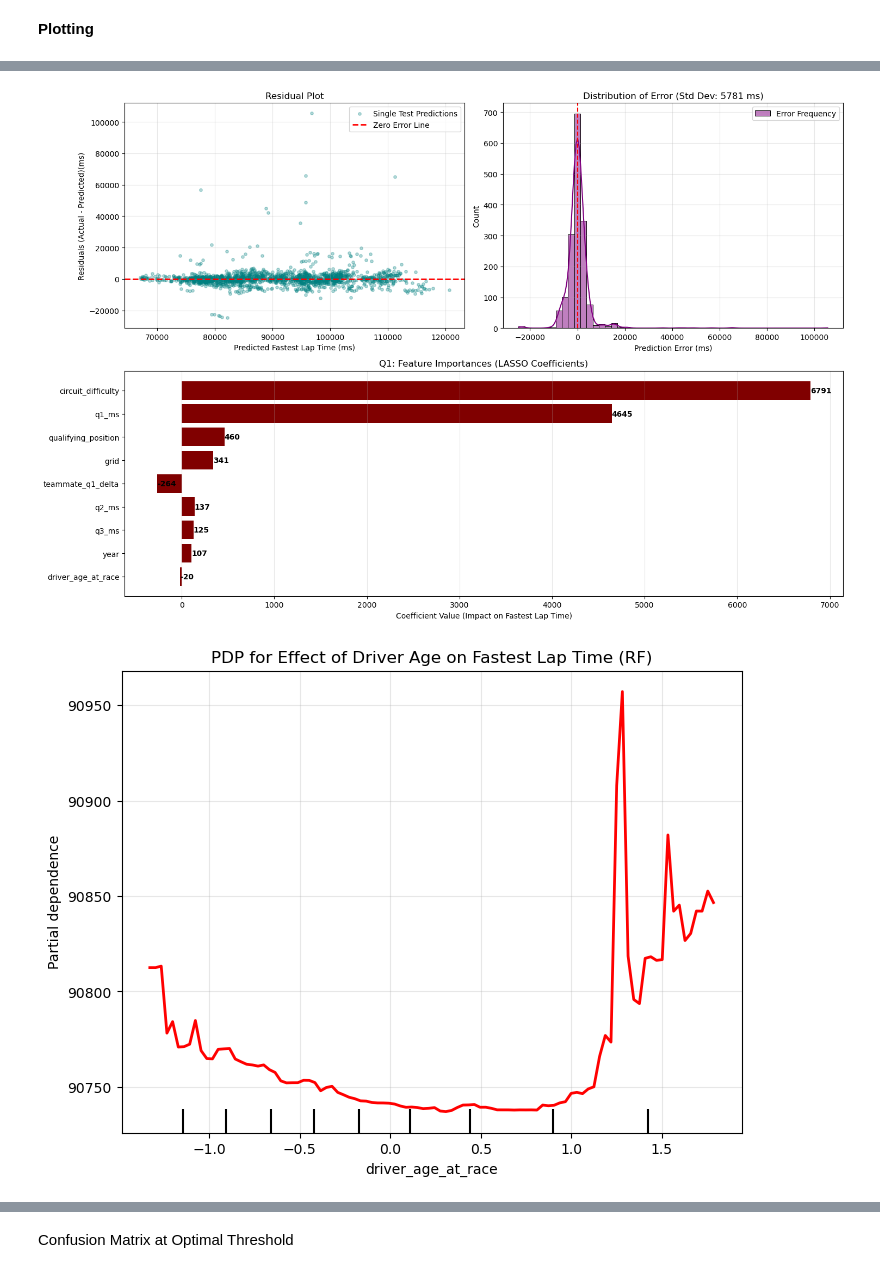
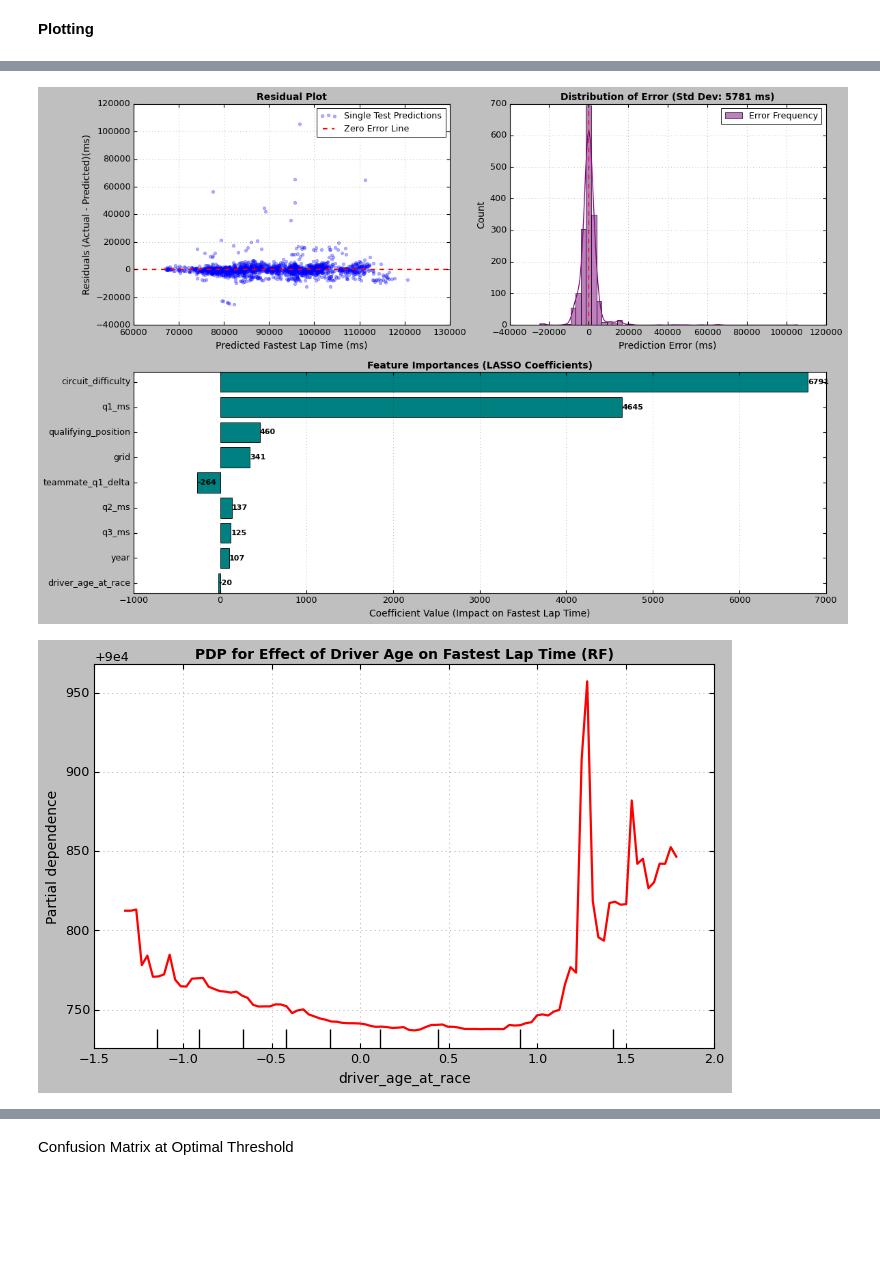
Before and after one commit to shehzanwar/DMSL7406, a Jupyter notebook: Project/f1_proj.ipynb, the cells around one changed output, grey strips where cells are left out. Cells and saved outputs as stored; diff of their text form; code cells hidden in the pictures; blank space fills up the shorter version.

```diff
--- a/Project/f1_proj.ipynb
+++ b/Project/f1_proj.ipynb
@@ -13,6 +13,7 @@ import matplotlib.pyplot as plt
 import glob
 import os
 from scipy import stats
+from scipy.stats import wilcoxon
 from sklearn.model_selection import train_test_split, KFold, cross_val_score, GridSearchCV
 from sklearn.impute import SimpleImputer
 from sklearn.preprocessing import StandardScaler
@@ -26,6 +27,9 @@ from sklearn.inspection import PartialDependenceDisplay
 from sklearn.utils import resample
 from sklearn.discriminant_analysis import LinearDiscriminantAnalysis
 
+plt.style.use("classic")
+sns.set_context("paper", font_scale=1.3)
+
 filepath = glob.glob('f1datasets/*.csv') # 14 datasets
 f1_dfs = {}
 for file in filepath:
@@ -491,11 +596,11 @@ plt.figure(figsize=(15, 10))
 # Setting up subplots
 # Residual Plot
 plt.subplot(2, 2, 1)
-plt.scatter(y1_pred, residuals, alpha=0.3, color='teal', s=15, label='Single Test Predictions')
+plt.scatter(y1_pred, residuals, alpha=0.3, color='blue', s=15, label='Single Test Predictions')
 plt.axhline(y=0, color='red', linestyle='--', linewidth=2, label='Zero Error Line')
 plt.xlabel('Predicted Fastest Lap Time (ms)')
 plt.ylabel('Residuals (Actual - Predicted)(ms)')
-plt.title('Residual Plot')
+plt.title('Residual Plot', fontweight='bold')
 plt.legend()
 plt.grid(True, alpha=0.3)
 
@@ -503,7 +608,7 @@ plt.grid(True, alpha=0.3)
 plt.subplot(2, 2, 2)
 sns.histplot(residuals, kde=True, color='purple', bins=50, label='Error Frequency')
 plt.xlabel('Prediction Error (ms)')
-plt.title(f'Distribution of Error (Std Dev: {np.std(residuals):.0f} ms)')
+plt.title(f'Distribution of Error (Std Dev: {np.std(residuals):.0f} ms)', fontweight='bold')
 plt.axvline(x=0, color='red', linestyle='--')
 plt.legend()
 plt.grid(True, alpha=0.3)
@@ -511,7 +616,7 @@ plt.grid(True, alpha=0.3)
 # LASSO Coefficients (Feature Importance)
 nonzero_coefs = coefs[coefs['AbsCoef'] > 0].sort_values(by='AbsCoef', ascending=True)
 plt.subplot(2, 1, 2)
-bars = plt.barh(nonzero_coefs['Feature'], nonzero_coefs['Coef'], color='maroon', label='LASSO Coefficient')
+bars = plt.barh(nonzero_coefs['Feature'], nonzero_coefs['Coef'], color='teal', label='LASSO Coefficient')
 for bar in bars:
     width = bar.get_width()
     plt.text(
@@ -524,28 +629,28 @@ for bar in bars:
         color='black',
         fontweight='bold'
     )
-plt.title("Q1: Feature Importances (LASSO Coefficients)")
+plt.title("Feature Importances (LASSO Coefficients)", fontweight='bold')
 plt.xlabel('Coefficient Value (Impact on Fastest Lap Time)')
 plt.grid(axis='x', alpha=0.3)
 plt.tight_layout()
 plt.show()
 # %% [output]
-[figure, old version]
+[figure, new version]
 # %%
 # Partial Dependence Plot to show non-linearity of 'driver_age_at_race'
-fig, ax = plt.subplots(figsize=(8, 6))
+fig, ax = plt.subplots(figsize=(10, 6))
 PartialDependenceDisplay.from_estimator(
     rf_reg,
     X_train_scaled,
     features=[X_cols.index('driver_age_at_race')],
     feature_names=X_cols,
     kind='average',
     ax=ax,
     line_kw={"color": "red", "linewidth": 2}
 )
-plt.title("PDP for Effect of Driver Age on Fastest Lap Time (RF)")
+plt.title("PDP for Effect of Driver Age on Fastest Lap Time (RF)", fontweight='bold')
 plt.grid(True, alpha=0.3)
 plt.show()
 # %% [output]
-[figure, old version]
+[figure, new version]
 # %%
```
Also changed, not shown: parts of 23 cells of this notebook.
